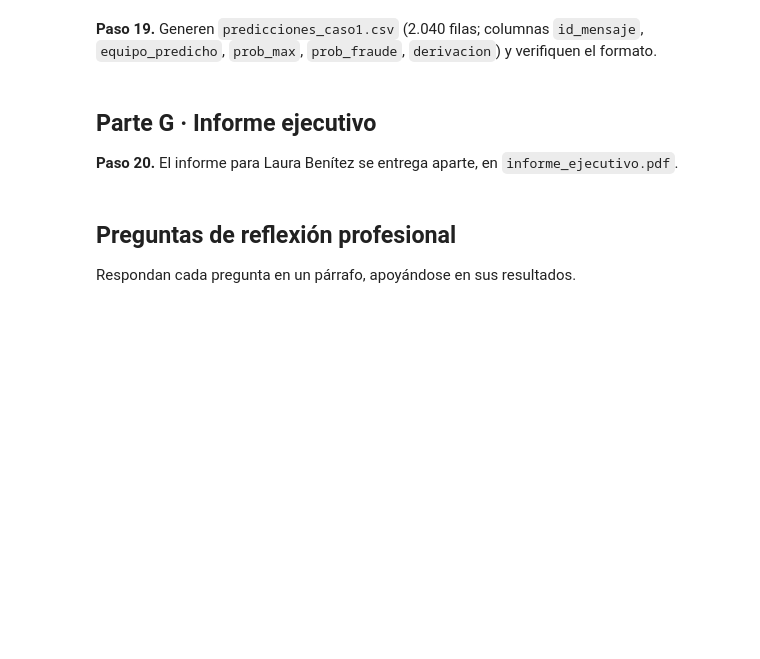
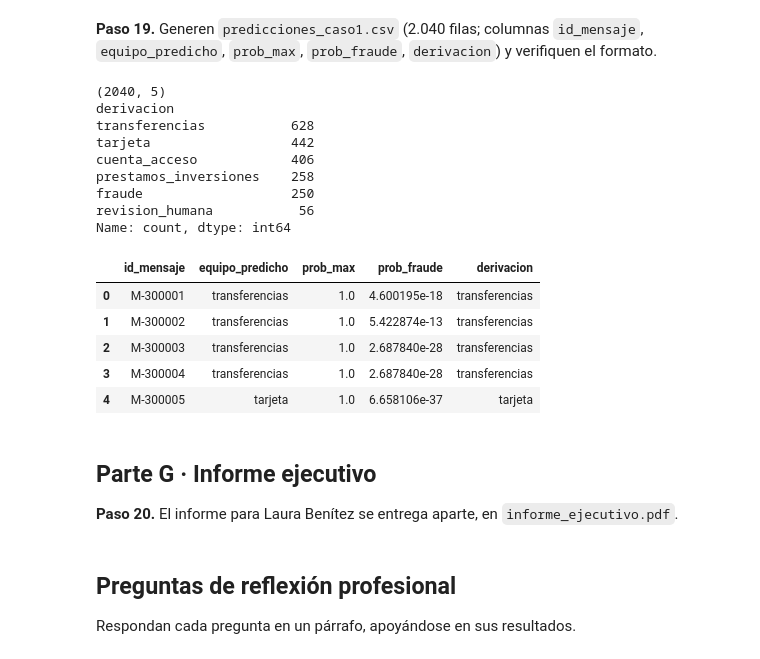
Before and after one commit to luantorv/caso-cauce, a Jupyter notebook: caso1_cauce.ipynb, the cells around one changed output. Drawn from its saved outputs; the diff is of its cells as text; code cells hidden in the pictures; blank space fills up the shorter version.

```diff
--- a/caso1_cauce.ipynb
+++ b/caso1_cauce.ipynb
@@ -107,4 +659,22 @@ Ejecuten esta celda cada vez que terminen una función de `src/`.
 # %% [markdown]
 **Paso 18.** Reentrenen el modelo elegido con todos los mensajes históricos limpios y apliquen la regla a `datos/mensajes_nuevos.csv`.
 # %%
-# Tu código aquí
+modelo_final = clone(modelo_elegido).fit(
+    historicos_modelo["texto_limpio"], historicos_modelo["equipo_final"]
+)
+nombre_paso_final = modelo_final.steps[-1][0]  # "nb" o "knn"
+clases_final = modelo_final.named_steps[nombre_paso_final].classes_
+
+mensajes_nuevos = pd.read_csv("datos/mensajes_nuevos.csv")
+mensajes_nuevos["texto_limpio"] = mensajes_nuevos["texto"].apply(limpiar_texto)
+
+proba_nuevos = modelo_final.predict_proba(mensajes_nuevos["texto_limpio"])
+destino_nuevos = derivar(proba_nuevos, clases_final, uf_elegido, uc_elegido)
+
+n_palabras_nuevos = mensajes_nuevos["texto_limpio"].str.split().str.len().fillna(0)
+mask_corto_nuevos = n_palabras_nuevos < 2
+destino_nuevos = np.where(mask_corto_nuevos, REVISION, destino_nuevos)
+
+print(f"Mensajes nuevos: {len(mensajes_nuevos)}")
+print(f"Mensajes con menos de 2 palabras limpias (forzados a revisión humana): {mask_corto_nuevos.sum()}")
+print(pd.Series(destino_nuevos).value_counts())
@@ -111,7 +691,39 @@ Ejecuten esta celda cada vez que terminen una función de `src/`.
 # %% [markdown]
 **Paso 19.** Generen `predicciones_caso1.csv` (2.040 filas; columnas `id_mensaje`, `equipo_predicho`, `prob_max`, `prob_fraude`, `derivacion`) y verifiquen el formato.
 # %%
-# Tu código aquí
+idx_fraude_final = list(clases_final).index("fraude")
+salida = pd.DataFrame({
+    "id_mensaje": mensajes_nuevos["id_mensaje"],
+    "equipo_predicho": clases_final[np.argmax(proba_nuevos, axis=1)],
+    "prob_max": proba_nuevos.max(axis=1),
+    "prob_fraude": proba_nuevos[:, idx_fraude_final],
+    "derivacion": destino_nuevos,
+})
+salida.to_csv("predicciones_caso1.csv", index=False)
+
+assert len(salida) == 2040
+assert salida["id_mensaje"].is_unique
+assert set(salida["derivacion"]).issubset(set(clases_final) | {REVISION})
+
+print(salida.shape)
+print(salida["derivacion"].value_counts())
+salida.head()
+# %% [output]
+(2040, 5)
+derivacion
+transferencias           628
+tarjeta                  442
+cuenta_acceso            406
+prestamos_inversiones    258
+fraude                   250
+revision_humana           56
+Name: count, dtype: int64
+|  | id_mensaje | equipo_predicho | prob_max | prob_fraude | derivacion |
+| 0 | M-300001 | transferencias | 1.0 | 4.600195e-18 | transferencias |
+| 1 | M-300002 | transferencias | 1.0 | 5.422874e-13 | transferencias |
+| 2 | M-300003 | transferencias | 1.0 | 2.687840e-28 | transferencias |
+| 3 | M-300004 | transferencias | 1.0 | 2.687840e-28 | transferencias |
+| 4 | M-300005 | tarjeta | 1.0 | 6.658106e-37 | tarjeta |
 # %% [markdown]
 ## Parte G · Informe ejecutivo
 
```
Also changed, not shown: parts of 26 cells of this notebook, 5 other files.
